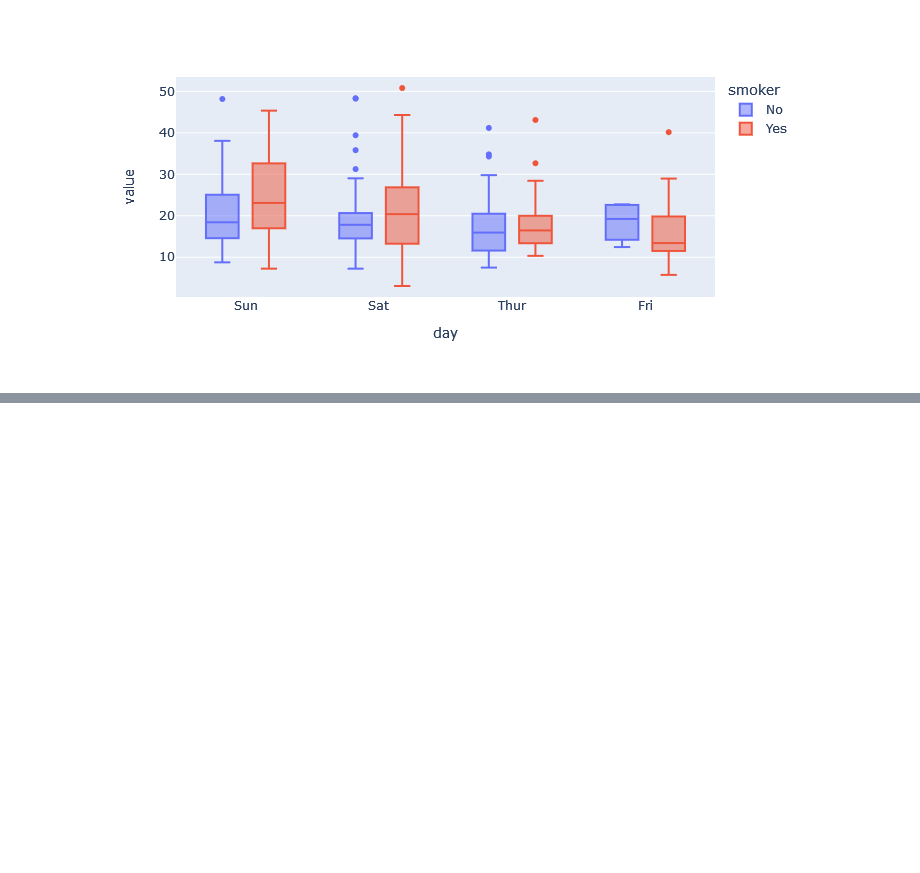
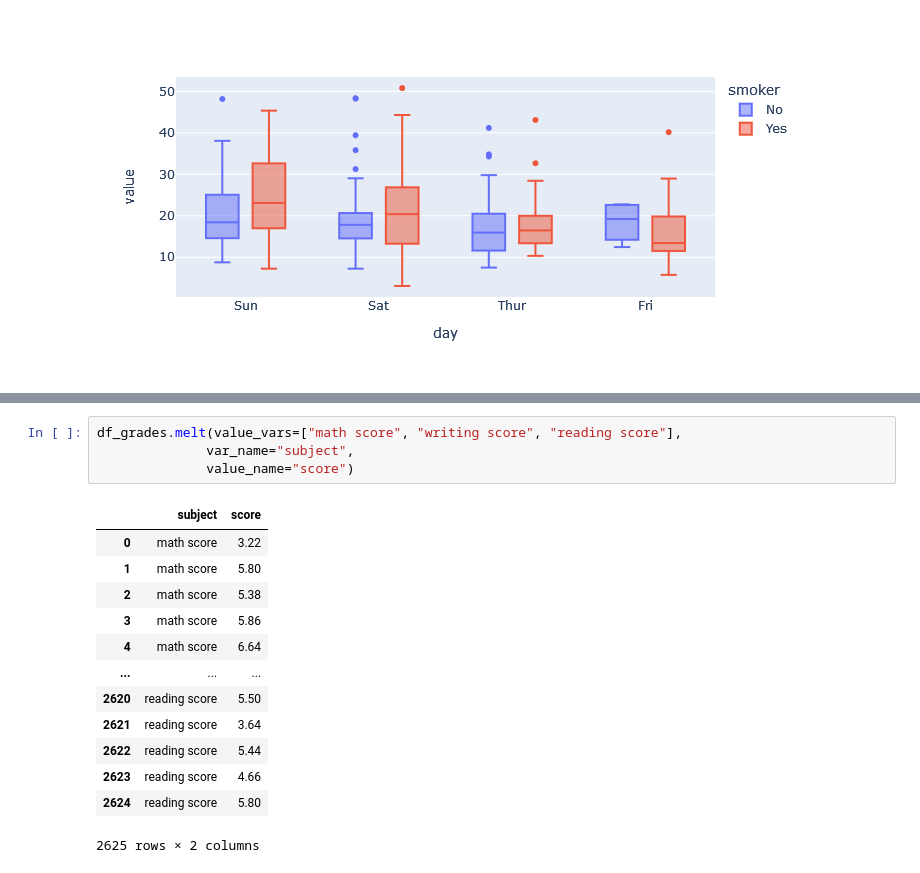
Before and after one commit to jignaciocastro8/lab-ciencia-datos, a Jupyter notebook: lab4/test_nb.ipynb, the cells around one changed output, grey strips where cells are left out. Drawn from its saved outputs; the diff is of its cells as text; blank space fills up the shorter version.

```diff
--- a/lab4/test_nb.ipynb
+++ b/lab4/test_nb.ipynb
@@ -32,0 +46,18 @@ for i,j in zip(a,a):
+# %%
+df_grades.melt(value_vars=["math score", "writing score", "reading score"],
+              var_name="subject",
+              value_name="score")
+# %% [output]
+|  | subject | score |
+| 0 | math score | 3.22 |
+| 1 | math score | 5.80 |
+| 2 | math score | 5.38 |
+| 3 | math score | 5.86 |
+| 4 | math score | 6.64 |
+| ... | ... | ... |
+| 2620 | reading score | 5.50 |
+| 2621 | reading score | 3.64 |
+| 2622 | reading score | 5.44 |
+| 2623 | reading score | 4.66 |
+| 2624 | reading score | 5.80 |
+2625 rows × 2 columns
```
Also changed, not shown: parts of 4 cells of this notebook.
